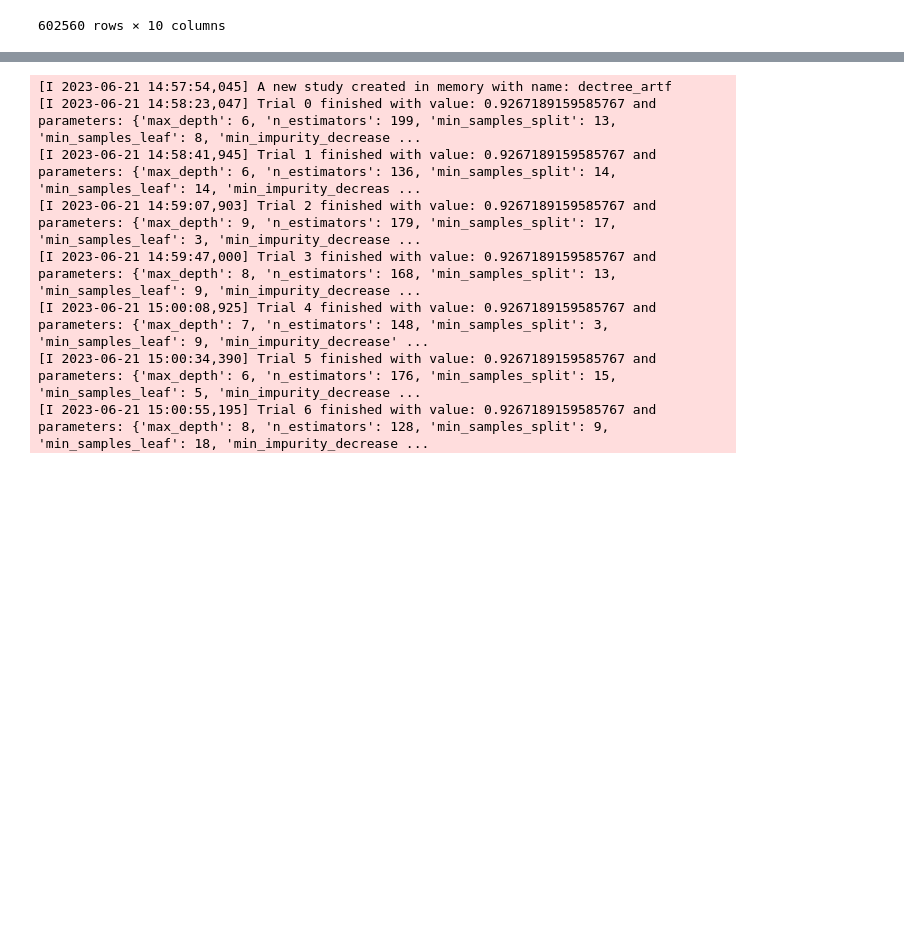
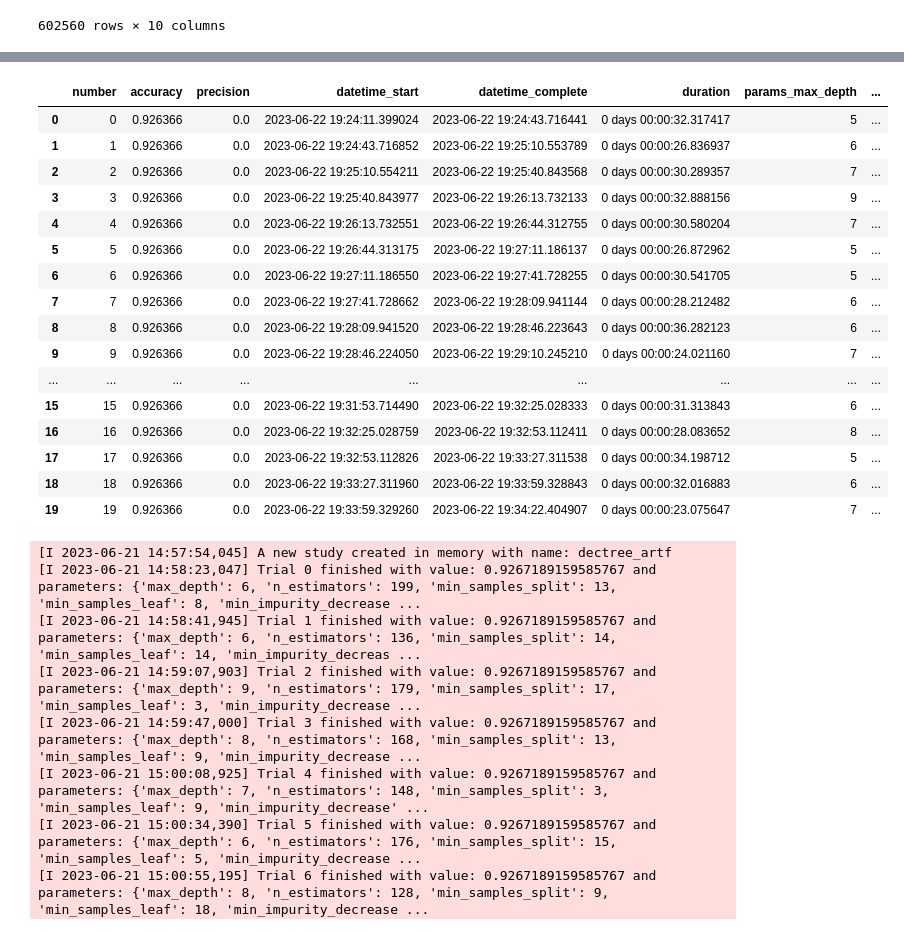
Before and after one commit to Mgagol/Casptone, a Jupyter notebook: Random_Forest.ipynb, the cells around one changed output, grey strips where cells are left out. Saved outputs shown, nothing was run; the diff lists cells and outputs as text; code cells hidden in the pictures; blank space fills up the shorter version.

Commit message:
Agregada primera aproximacion de multiobjetivo

```diff
--- a/Random_Forest.ipynb
+++ b/Random_Forest.ipynb
@@ -68,3 +78,32 @@ y = tabla_final['ACEPTADO']
 
 # Split the data into training and test sets
 X_train, X_test, y_train, y_test = train_test_split(X, y, test_size=0.2)
+# %%
+# Bayesian Multiobjetivo
+# ==============================================================================
+def train(trial):
+
+    max_depth = trial.suggest_int('max_depth', 5, X_train.shape[1]) #profundidad máxima del árbol
+    n_estimators=trial.suggest_int('n_estimators',125, 200) #número de ramas en el árbol
+    min_samples_split = trial.suggest_int('min_samples_split', 2, 20) #mínimo de muestras en el nodo para que se pueda dividir
+    min_samples_leaf = trial.suggest_int('min_samples_leaf', 2, 20) #mínimo de muestras en un nodo para que sea considerado una hoja
+    min_impurity_decrease  = trial.suggest_float('min_impurity_decrease', 0, 1) #mínimo para supervisar si es necesario separar un nodo.
+
+    pipeline = Pipeline([
+        ("scaler", StandardScaler()),
+        ("model", RandomForestClassifier(max_depth = max_depth, n_estimators = n_estimators, min_samples_split= min_samples_split, min_samples_leaf=min_samples_leaf, min_impurity_decrease=min_impurity_decrease))
+    ])
+
+    pipeline.fit(X_train, y_train)
+    score = cross_val_score(pipeline, X_train, y_train, scoring='accuracy',
+                            cv=4).mean()
+    y_pred = pipeline.predict(X_test)
+    precision = precision_score(y_test, y_pred)
+
+
+    return score, precision
+
+
+motpe_sampler = optuna.samplers.MOTPESampler()
+motpe_experiment = optuna.create_study(sampler=motpe_sampler, directions="maximize")
+motpe_experiment.optimize(train, n_trials=20)
@@ -71 +128,35 @@ X_train, X_test, y_train, y_test = train_test_split(X, y, test_size=0.2)
+# %%
+def cast_as_df(optuna_experiment, experiment_type):
+    df = (
+        optuna_experiment
+        .trials_dataframe()
+        .rename(columns={"values_0": "accuracy", "values_1": "precision"})
+        .assign(experiment = experiment_type)
+    )
+    # the following lines create a column identifing which of the trials resulted in a
+    # Best configuration -- a model with these HPs lies along the empirical Pareto frontier
+    best_trials = [trial.number for trial in optuna_experiment.best_trials]
+    df['best_trial'] = np.where(df.number.isin(best_trials), 1, 0)
+    return df
+
+motpe_df = cast_as_df(motpe_experiment, "MOTPE")
+motpe_df
+# %% [output]
+|  | number | accuracy | precision | datetime_start | datetime_complete | duration | params_max_depth | ... |
+| 0 | 0 | 0.926366 | 0.0 | 2023-06-22 19:24:11.399024 | 2023-06-22 19:24:43.716441 | 0 days 00:00:32.317417 | 5 | ... |
+| 1 | 1 | 0.926366 | 0.0 | 2023-06-22 19:24:43.716852 | 2023-06-22 19:25:10.553789 | 0 days 00:00:26.836937 | 6 | ... |
+| 2 | 2 | 0.926366 | 0.0 | 2023-06-22 19:25:10.554211 | 2023-06-22 19:25:40.843568 | 0 days 00:00:30.289357 | 7 | ... |
+| 3 | 3 | 0.926366 | 0.0 | 2023-06-22 19:25:40.843977 | 2023-06-22 19:26:13.732133 | 0 days 00:00:32.888156 | 9 | ... |
+| 4 | 4 | 0.926366 | 0.0 | 2023-06-22 19:26:13.732551 | 2023-06-22 19:26:44.312755 | 0 days 00:00:30.580204 | 7 | ... |
+| 5 | 5 | 0.926366 | 0.0 | 2023-06-22 19:26:44.313175 | 2023-06-22 19:27:11.186137 | 0 days 00:00:26.872962 | 5 | ... |
+| 6 | 6 | 0.926366 | 0.0 | 2023-06-22 19:27:11.186550 | 2023-06-22 19:27:41.728255 | 0 days 00:00:30.541705 | 5 | ... |
+| 7 | 7 | 0.926366 | 0.0 | 2023-06-22 19:27:41.728662 | 2023-06-22 19:28:09.941144 | 0 days 00:00:28.212482 | 6 | ... |
+| 8 | 8 | 0.926366 | 0.0 | 2023-06-22 19:28:09.941520 | 2023-06-22 19:28:46.223643 | 0 days 00:00:36.282123 | 6 | ... |
+| 9 | 9 | 0.926366 | 0.0 | 2023-06-22 19:28:46.224050 | 2023-06-22 19:29:10.245210 | 0 days 00:00:24.021160 | 7 | ... |
+| ... | ... | ... | ... | ... | ... | ... | ... | ... |
+| 15 | 15 | 0.926366 | 0.0 | 2023-06-22 19:31:53.714490 | 2023-06-22 19:32:25.028333 | 0 days 00:00:31.313843 | 6 | ... |
+| 16 | 16 | 0.926366 | 0.0 | 2023-06-22 19:32:25.028759 | 2023-06-22 19:32:53.112411 | 0 days 00:00:28.083652 | 8 | ... |
+| 17 | 17 | 0.926366 | 0.0 | 2023-06-22 19:32:53.112826 | 2023-06-22 19:33:27.311538 | 0 days 00:00:34.198712 | 5 | ... |
+| 18 | 18 | 0.926366 | 0.0 | 2023-06-22 19:33:27.311960 | 2023-06-22 19:33:59.328843 | 0 days 00:00:32.016883 | 6 | ... |
+| 19 | 19 | 0.926366 | 0.0 | 2023-06-22 19:33:59.329260 | 2023-06-22 19:34:22.404907 | 0 days 00:00:23.075647 | 7 | ... |
 # %%
```
Also changed, not shown: parts of 3 cells of this notebook.
